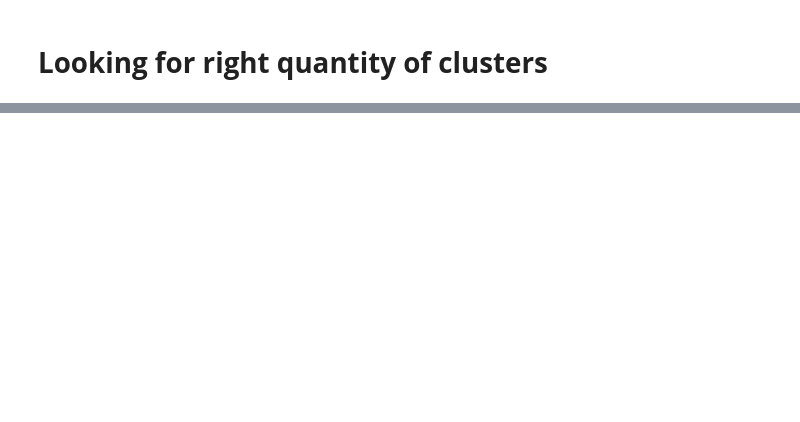
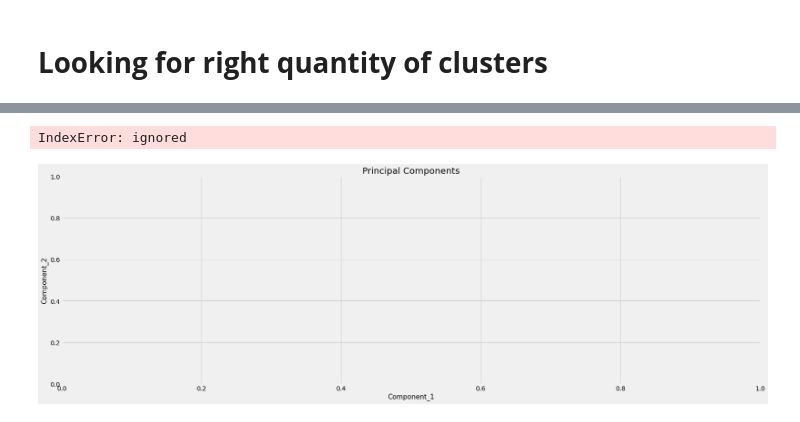
Before and after one commit to danielrodriguez007/Data_Analysis, a Jupyter notebook: Credit_Card.ipynb, the cells around one changed output, grey strips where cells are left out. Drawn from its saved outputs; the diff is of its cells as text; code cells hidden in the pictures; blank space fills up the shorter version.

```diff
--- a/Credit_Card.ipynb
+++ b/Credit_Card.ipynb
@@ -138,0 +151,3 @@ ValueError: ignored
+# %%
+data['Kmeans_clusters'] = clustering.labels_
+data.head(5)
@@ -138,0 +161,9 @@ ValueError: ignored
+# %%
+from sklearn.decomposition import PCA
+
+pca = PCA(n_components=2)
+pcaCredit = pca.fit_transform(data_norm)
+DFpcaCredit = pd.DataFrame(data=pcaCredit, columns=['Component_1','Component_2'])
+pcaCreditName = pd.concat([DFpcaCredit, data[['Kmeans_clusters']]], axis=1)
+
+pcaCreditName
@@ -138,0 +184,13 @@ ValueError: ignored
+# %%
+fig = plt.figure(figsize=(25,8))
+
+ax = fig.add_subplot(1,1,1)
+ax.set_xlabel("Component_1", fontsize=15)
+ax.set_ylabel("Component_2", fontsize=15)
+ax.set_title("Principal Components", fontsize=20)
+
+color = np.array(['#E63B60','#067FD0','#FC8955','#4DD091'])
+ax.scatter(x=pcaCreditName.Component_1, y=pcaCreditName.Component_2, c=color[pcaCreditName.Kmeans_clusters], s = 50 )
+# %% [output]
+IndexError: ignored
+[figure, added]
```
Also changed, not shown: parts of 11 cells of this notebook.
